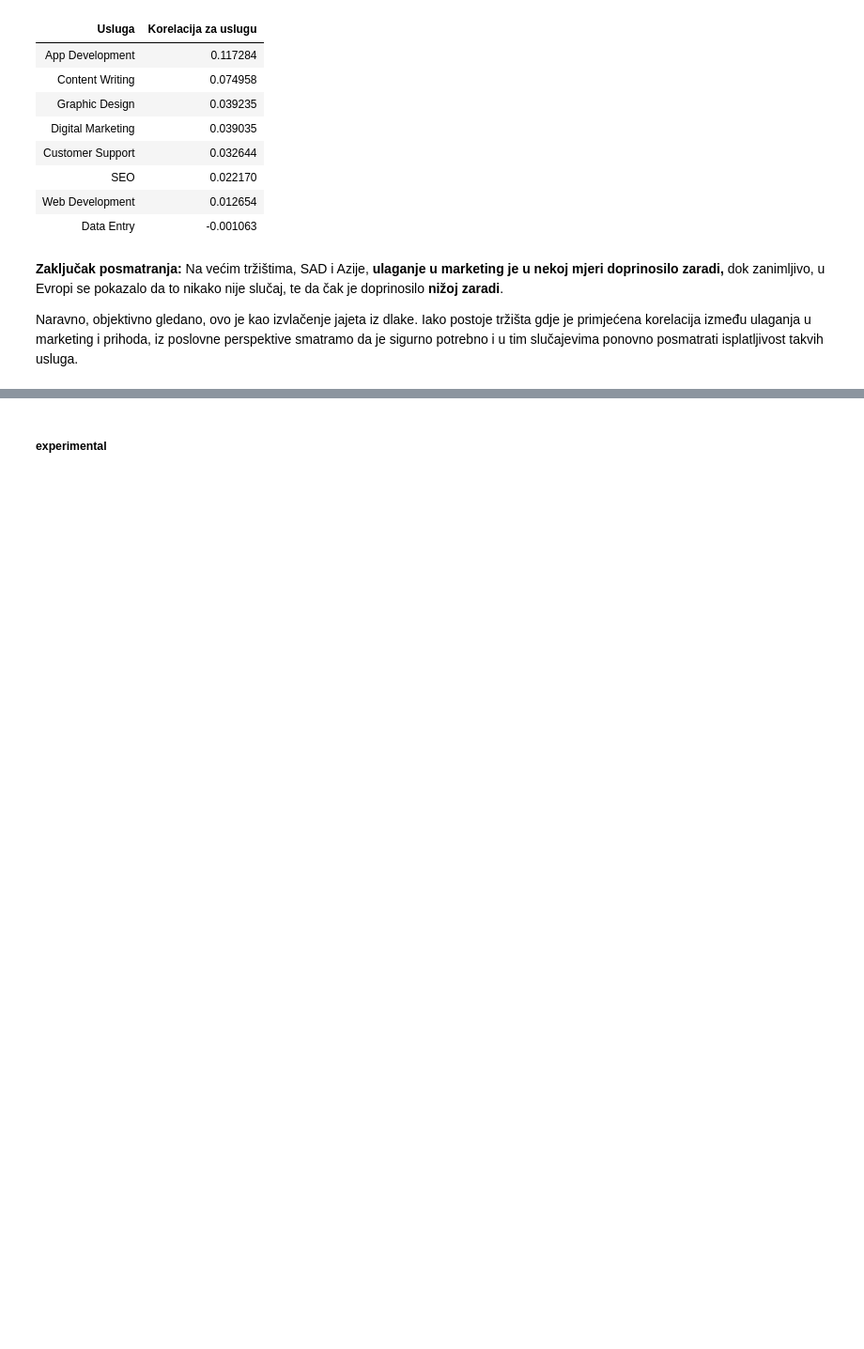
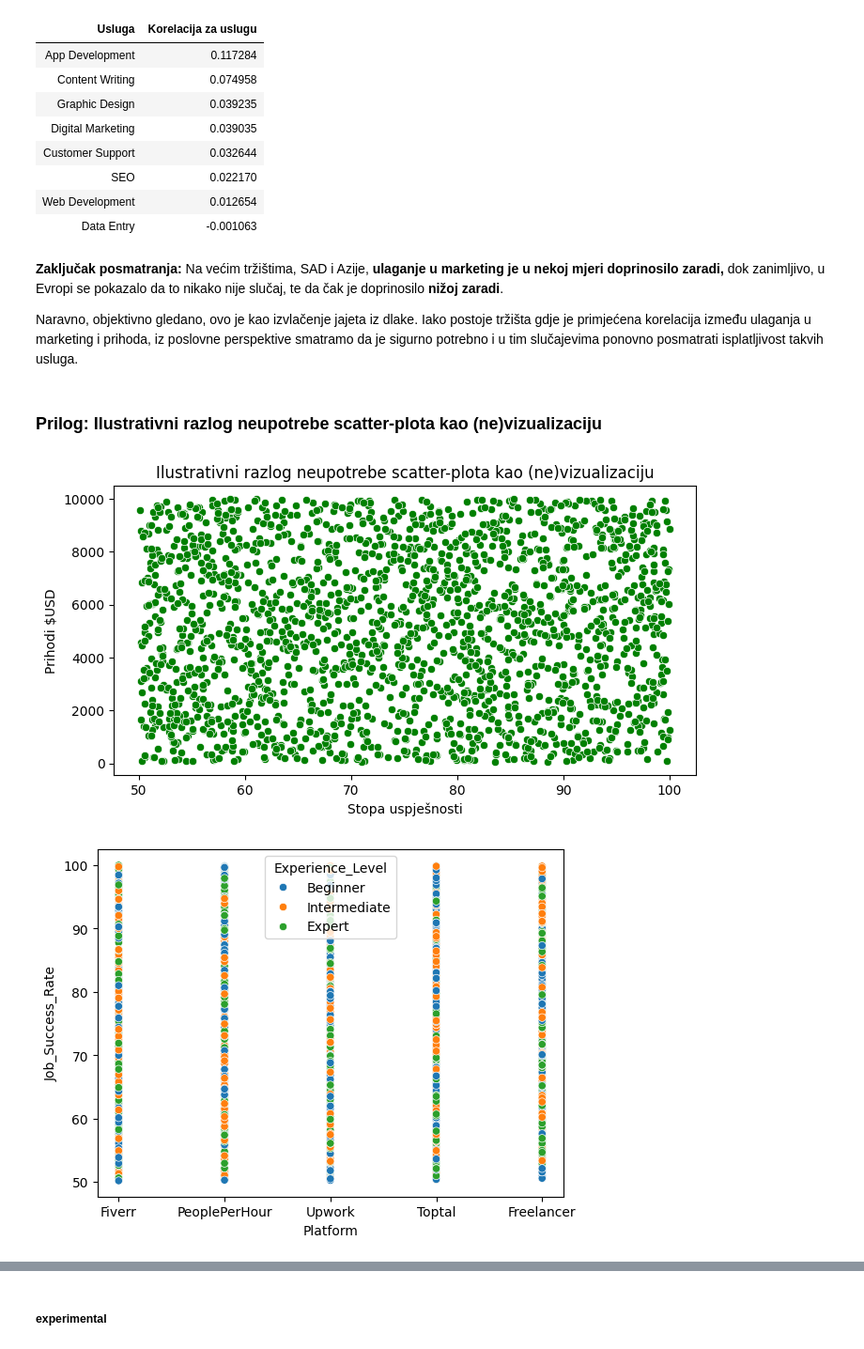
Before and after one commit to Ljut/PSAI-DSAI-datasets, a Jupyter notebook: VIS25_TIM1.ipynb, the cells around one changed output, grey strips where cells are left out. Shown at 94% size. Saved outputs shown, nothing was run; the diff lists cells and outputs as text; code cells hidden in the pictures; blank space fills up the shorter version.

```diff
--- a/VIS25_TIM1.ipynb
+++ b/VIS25_TIM1.ipynb
@@ -1865,3 +1865,48 @@ Tabela Pearson korelacija stope uspješnoti i prihoda po regiji i usluzi:
 Na većim tržištima, SAD i Azije, **ulaganje u marketing je u nekoj mjeri doprinosilo zaradi,** dok zanimljivo, u Evropi se pokazalo da to nikako nije slučaj, te da čak je doprinosilo **nižoj zaradi**.
 
 Naravno, objektivno gledano, ovo je kao izvlačenje jajeta iz dlake. Iako postoje tržišta gdje je primjećena korelacija između ulaganja u marketing i prihoda, iz poslovne perspektive smatramo da je sigurno potrebno i u tim slučajevima ponovno posmatrati isplatljivost takvih usluga.
+# %% [markdown]
+### Prilog: Ilustrativni razlog neupotrebe scatter-plota kao (ne)vizualizaciju
+# %%
+# Pokušaj najjednostavnijeg prikazivanja stope uspješnosti i prihoda, na nivou cijelog dataseta, nikakva ograničenje niti promjene primjenute.
+plt.figure(figsize=(8, 4))
+
+sns.scatterplot(x=df['Job_Success_Rate'],
+                y=df['Earnings_USD'],
+                color='green')
+
+plt.title('Ilustrativni razlog neupotrebe scatter-plota kao (ne)vizualizaciju')
+plt.xlabel('Stopa uspješnosti')
+plt.ylabel('Prihodi $USD')
+
+
+plt.show()
+sns.scatterplot(x=df['Platform'],
+                y=df['Job_Success_Rate'],
+                hue=df['Experience_Level'],
+                palette='tab10')
+plt.show()
+
+# Primjer pokušaja suženja prikazivanja stope uspješnosti i prihoda, po regiji.
+plt.figure(figsize=(8, 4))
+regija=df[df['Region']=="Asia"]
+sns.scatterplot(x=df['Job_Success_Rate'],
+                y=df['Earnings_USD'],
+                hue=regija['Job_Success_Rate'],
+                color='green')
+
+plt.title('Ilustrativni razlog neupotrebe scatter-plota kao (ne)vizualizaciju (u Aziji)')
+plt.xlabel('Stopa uspješnosti')
+plt.ylabel('Prihodi $USD')
+
+
+plt.show()
+
+sns.scatterplot(x=df['Platform'],
+                y=df['Job_Success_Rate'],
+                hue=regija['Platform'],
+                palette='tab10',legend=False)
+plt.show()
+# %% [output]
+[figure, added]
+[figure, added]
```
Also changed, not shown: parts of 2 cells of this notebook.
